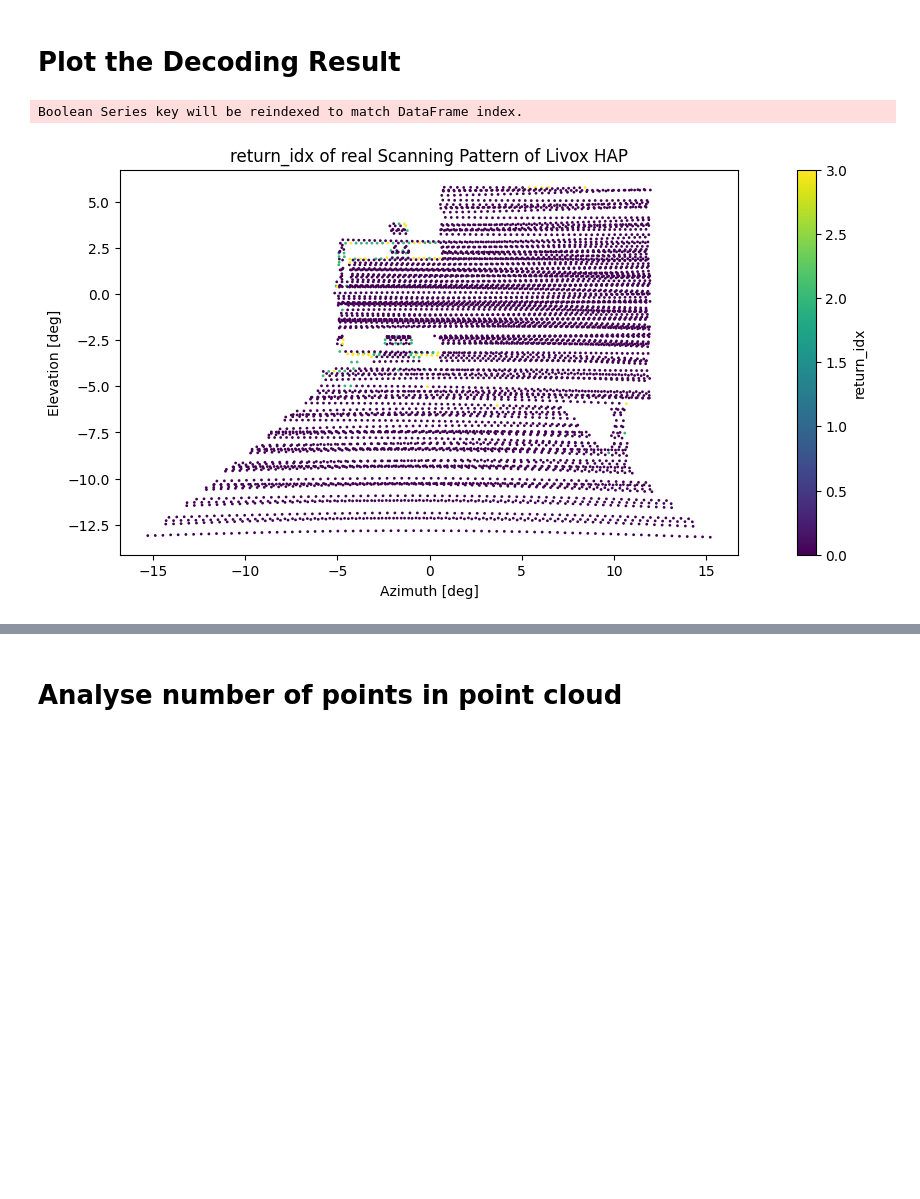
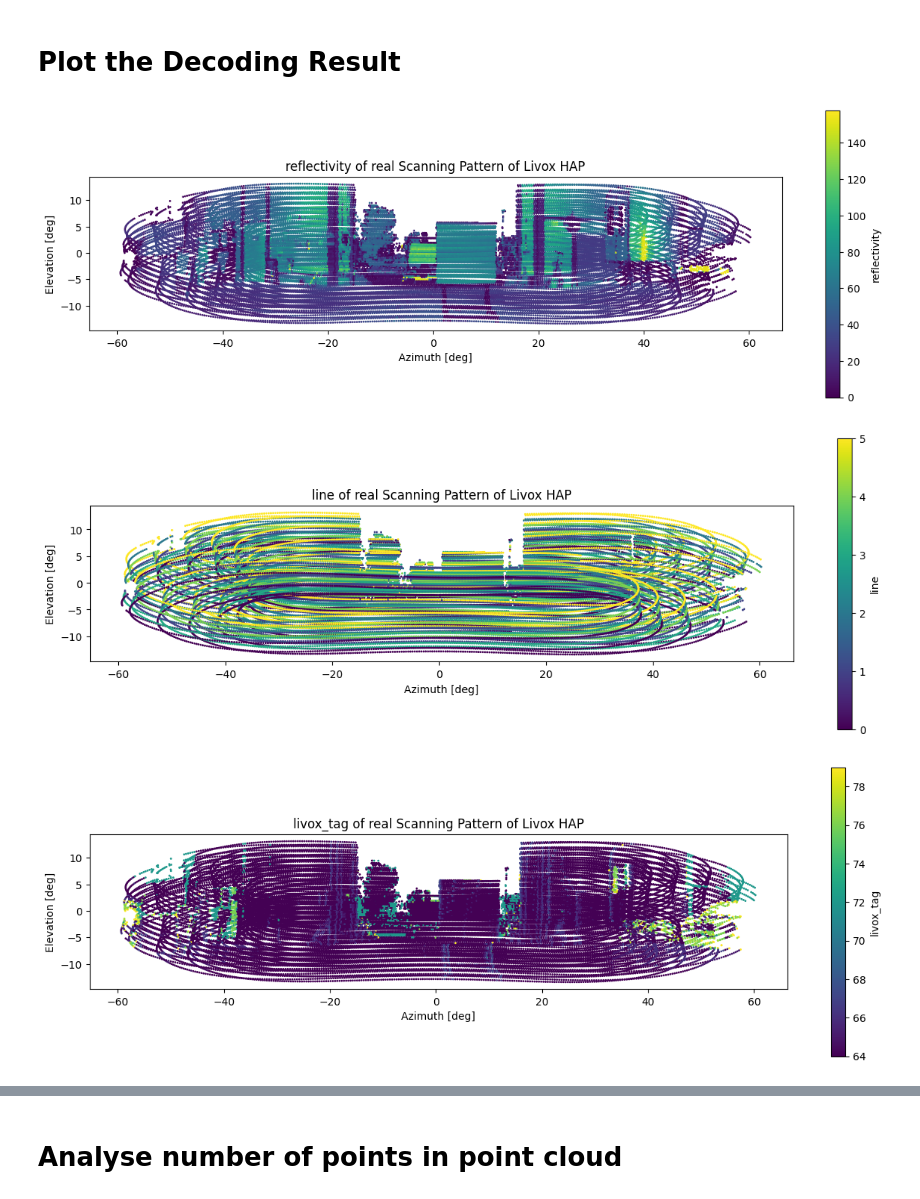
Before and after one commit to philRudd69/livox_HAP_ros_driver2, a Jupyter notebook: testing/decode_pc.ipynb, the cells around one changed output, grey strips where cells are left out. Cells and saved outputs as stored; diff of their text form; code cells hidden in the pictures; blank space fills up the shorter version.

Commit message:
fixes: livox_tag interpretation fixed by using bitshift now.

```diff
--- a/testing/decode_pc.ipynb
+++ b/testing/decode_pc.ipynb
@@ -35,6 +35,8 @@ typestore = get_typestore(Stores.ROS2_HUMBLE)
 # %%
 def interpret_point_flags(df: pd.DataFrame, col: str, little_endianness: bool = True):
     """
+    # NOTE: This function does not quite work as intented, use instead the version with the bitshift below!
+
     Read the livox_tag bits
     """
 
@@ -56,6 +58,25 @@ def interpret_point_flags(df: pd.DataFrame, col: str, little_endianness: bool =
             for i in range(len(names)):
                 df.loc[row, names[i]] = be[j:j+bits[i]].uint
                 j += bits[i]
+
+def interpret_point_flags_using_bitmask(flags: np.ndarray, df):
+    """
+    Read the livox_tag bits
+    """
+    #np.set_printoptions(threshold=np.inf)
+    # read the flags using bitshift to the right
+    spatial_noise   = (flags >> 0) & 0b11
+    intensity_noise = (flags >> 2) & 0b11
+    return_idx      = (flags >> 4) & 0b11
+    reserved        = (flags >> 6) & 0b11
+    df["spatial_noise"] = spatial_noise.astype(np.uint8)
+    df["intensity_noise"] = intensity_noise.astype(np.uint8)
+    df["return_idx"] = return_idx.astype(np.uint8)
+    df["reserved"] = reserved.astype(np.uint8)
+    print(df["spatial_noise"].value_counts())
+    print(df["intensity_noise"].value_counts())
+    print(df["return_idx"].value_counts())
+    print(df["reserved"].value_counts())
 # %%
 # decode motion-compensated point cloud
 
@@ -130,7 +151,8 @@ def decode_compensated_pc(msg, decode_bitmask: bool = False, original_driver=Fal
 
     # here we can check the decoding. there are 4 possibilities: Either input the lsb or the msb, and then choose the endianness.
     if decode_bitmask:
-        interpret_point_flags(df=df, col="livox_tag", little_endianness=True)
+        #interpret_point_flags(df=df, col="livox_tag", little_endianness=True)
+        interpret_point_flags_using_bitmask(flags=livox_tag, df=df)
 
     invalid_points_df = df[df['range_m']==0.0]
     n_invalid_pts = len(invalid_points_df)
@@ -152,7 +174,7 @@ def plot_compensated_pc(df, coloring: str = "line"):
     plot motion-compensated point cloud for extracting scanning pattern
     """
     #ax = df.plot.scatter(x="y", y="z", c="b", s=1, figsize=(15,5))
-    ax = df.plot.scatter(x="azimuth_deg", y="elevation_deg", c=coloring, s=1, figsize=(15,5))
+    ax = df.plot.scatter(x="azimuth_deg", y="elevation_deg", c=coloring, colormap="viridis", s=1, figsize=(15,5))
     ax.set_aspect('equal')
     ax.set_title(f"{coloring} of real Scanning Pattern of Livox HAP")
     ax.set_ylabel("Elevation [deg]")
@@ -262,19 +284,20 @@ Name: count, dtype: int64
 # %% [markdown]
 # Plot the Decoding Result
 # %%
-coloring = ["reflectivity", "line", "time_offset_ns", "return_idx", "spatial_noise", "intensity_noise", "reserved"]
-coloring = ["return_idx"]
+coloring = ["reflectivity", "line", "livox_tag" ,"time_offset_ns", "return_idx", "spatial_noise", "intensity_noise", "reserved"]
+#coloring = ["livox_tag"]
 
 # show only returns > 0
-filtered_df = decoded_pc_df[(decoded_pc_df["y"] > -1.2) & (decoded_pc_df["y"] <1.2)]
-filtered_df = filtered_df[(filtered_df["x"] > 0) & (decoded_pc_df["x"] <15)]
+filtered_df = decoded_pc_df#[(decoded_pc_df["y"] > -1.2) & (decoded_pc_df["y"] <1.2)]
+#filtered_df = filtered_df[(filtered_df["x"] > 0) & (decoded_pc_df["x"] <15)]
 #filtered_df = filtered_df[(filtered_df["z"] > 0.5) & (decoded_pc_df["z"] <2)]
 
 for color_idx,color in enumerate(coloring):
     plot_compensated_pc(filtered_df, coloring=color)
     #plot_3d_pc(filtered_df, coloring=color)
     #plot_interactive_3d_pc(filtered_df, coloring=color)
-    plot_with_open3d_pc(filtered_df, color)
+    #plot_with_open3d_pc(filtered_df, color)
 # %% [output]
-Boolean Series key will be reindexed to match DataFrame index.
-[figure, old version]
+[figure, new version]
+[figure, added]
+[figure, added]
```
Also changed, not shown: parts of 2 cells of this notebook.
